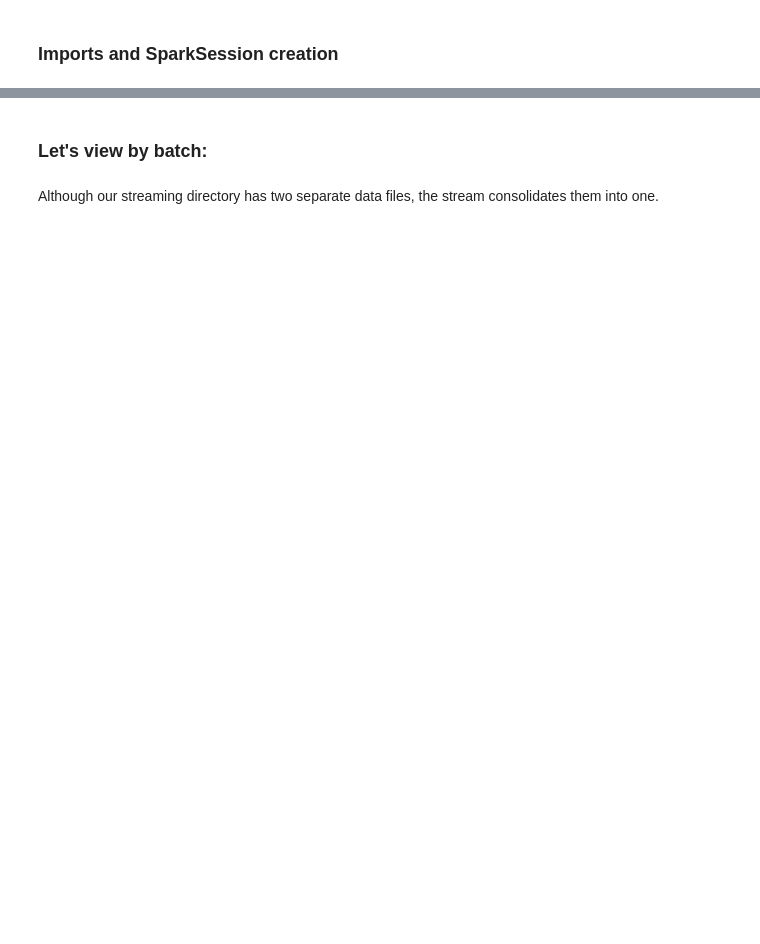
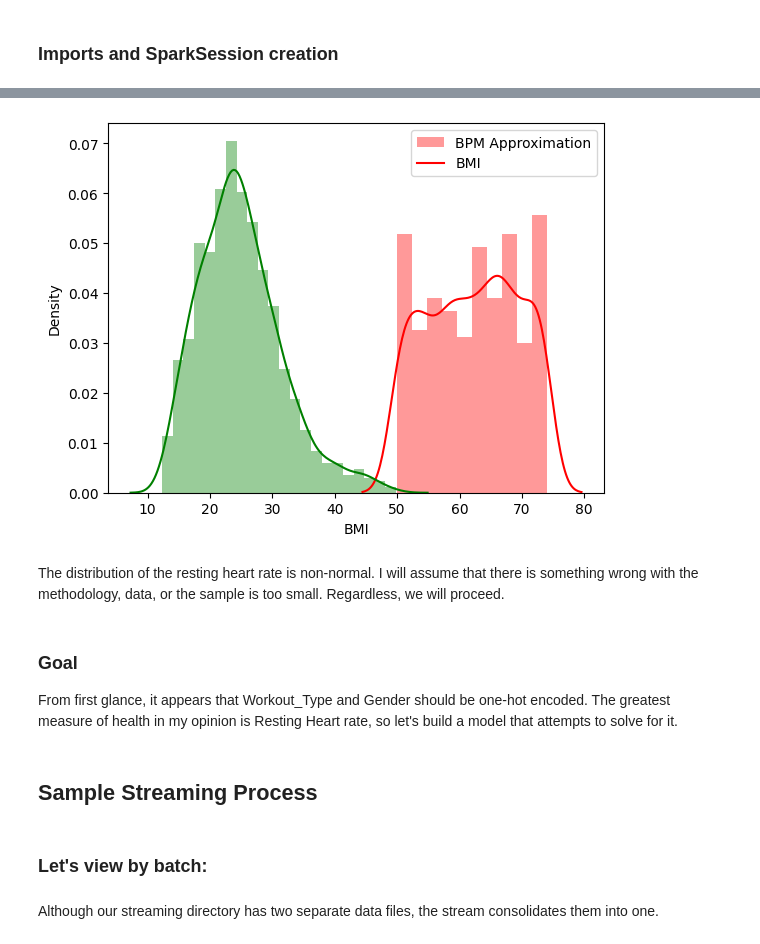
Before and after one commit to kklimov1/AngularSparkDataScienceProject, a Jupyter notebook: healthAnalysis.ipynb, the cells around one changed output, grey strips where cells are left out. Cells and saved outputs as stored; diff of their text form; code cells hidden in the pictures; blank space fills up the shorter version.

Commit message:
Added sns for distribution analysis

```diff
--- a/healthAnalysis.ipynb
+++ b/healthAnalysis.ipynb
@@ -39,0 +88,3 @@ only showing top 3 rows
+# %%
+df_bpm_bmi = df.select( col("Resting_BPM"), df.BMI).toPandas(['Resting'])
+df_bpm_bmi.head(4)
@@ -40,3 +109,19 @@ only showing top 3 rows
+# %%
+#Let's check the distribution
+sns.distplot(df_bpm_bmi['Resting_BPM'], color="red", label="BPM"), sns.distplot(df_bpm_bmi['BMI'], color = "green", label="BMI")
+
+plt.legend(labels=['BPM Approximation', 'BMI'])
+plt.show()
+# %% [output]
+[figure, added]
+# %% [markdown]
+The distribution of the resting heart rate is non-normal. I will assume that there is something wrong with the methodology, data, or the sample is too small. Regardless, we will proceed.
+# %% [markdown]
+### Goal
+From first glance, it appears that Workout_Type and Gender should be one-hot encoded.
+The greatest measure of health in my opinion is Resting Heart rate, so let's build a model that attempts to solve for it.
+# %% [markdown]
+## Sample Streaming Process
 # %%
 #Howerver, let's assume we're working with a dynamic stream. In this case, we choose to append, assuming new additions may be added
 schema = StructType( [
```
Also changed, not shown: parts of 16 cells of this notebook.
